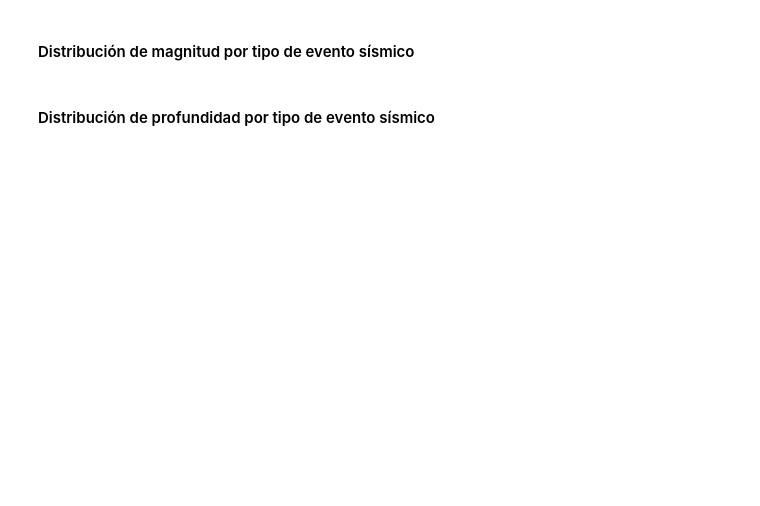
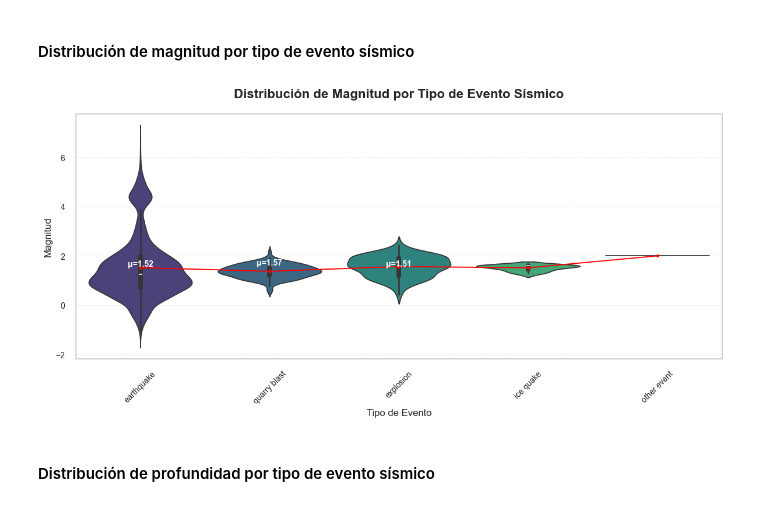
Before and after one commit to carlxngel/Investigaci-n-y-analisis-sobre-seismos, a Jupyter notebook: EDA.ipynb, the cells around one changed output. Cells and saved outputs as stored; diff of their text form; code cells hidden in the pictures; blank space fills up the shorter version.

```diff
--- a/EDA.ipynb
+++ b/EDA.ipynb
@@ -168,2 +160,27 @@ plt.show()
+# %%
+# Creamos un violin plot para mostrar la distribución de magnitud por tipo de evento
+plt.figure(figsize=(12, 6))
+ax = sns.violinplot(data=df, x='type', y='mag', palette='viridis')
+
+# Añadimos puntos para mostrar la media
+sns.pointplot(data=df, x='type', y='mag', color='red', markers='o', scale=0.5)
+
+# Añadimos etiquetas con los valores promedio
+means = df.groupby('type')['mag'].mean()
+for i, mean_val in enumerate(means):
+    ax.text(i, mean_val, f'μ={mean_val:.2f}', ha='center', va='bottom',
+            color='white', fontweight='bold', fontsize=10)
+
+# Configuramos el gráfico
+plt.title('Distribución de Magnitud por Tipo de Evento Sísmico',
+          fontsize=16, fontweight='bold', pad=20)
+plt.xlabel('Tipo de Evento', fontsize=12)
+plt.ylabel('Magnitud', fontsize=12)
+plt.xticks(rotation=45)
+plt.grid(axis='y', linestyle='--', alpha=0.3)
+plt.tight_layout()
+plt.show()
+# %% [output]
+[figure, added]
 # %% [markdown]
 #### Distribución de profundidad por tipo de evento sísmico
```
Also changed, not shown: parts of 7 cells of this notebook.
